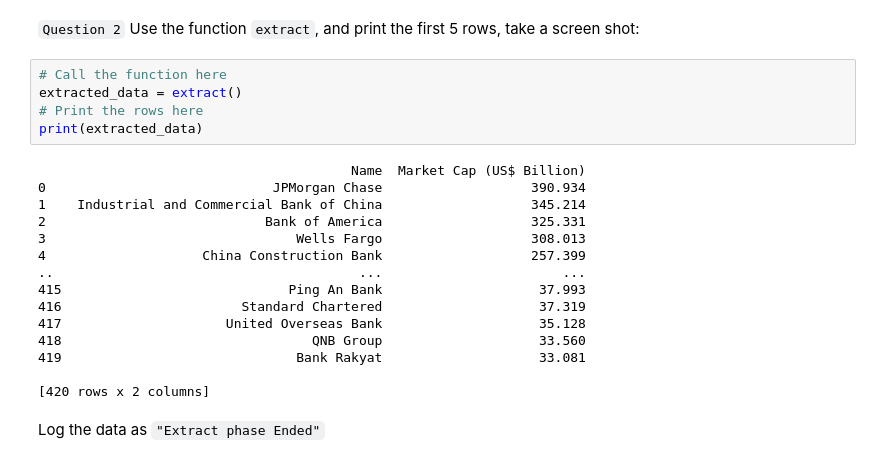
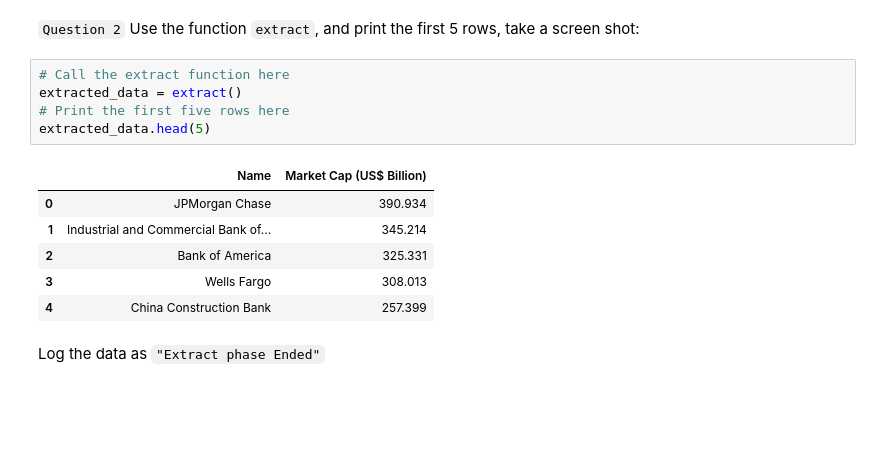
Before and after one commit to sqlgeekrrajan/ETL-Engineer-Peer-Review, a Jupyter notebook: ETL_Engineer_Peer_Review_Assignment (1).ipynb, the cells around one changed output. Cells and saved outputs as stored; diff of their text form; blank space fills up the shorter version.

```diff
--- a/ETL_Engineer_Peer_Review_Assignment (1).ipynb
+++ b/ETL_Engineer_Peer_Review_Assignment (1).ipynb
@@ -186,25 +162,17 @@ log("Extract phase Started")
 # %% [markdown]
 <code>Question 2</code> Use the function <code>extract</code>, and print the first 5 rows, take a screen shot:
 # %%
-# Call the function here
+# Call the extract function here
 extracted_data = extract()
-# Print the rows here
-print(extracted_data)
+# Print the first five rows here
+extracted_data.head(5)
 # %% [output]
-                                        Name  Market Cap (US$ Billion)
-0                             JPMorgan Chase                   390.934
-1    Industrial and Commercial Bank of China                   345.214
-2                            Bank of America                   325.331
-3                                Wells Fargo                   308.013
-4                    China Construction Bank                   257.399
-..                                       ...                       ...
-415                             Ping An Bank                    37.993
-416                       Standard Chartered                    37.319
-417                     United Overseas Bank                    35.128
-418                                QNB Group                    33.560
-419                              Bank Rakyat                    33.081
-
-[420 rows x 2 columns]
+|  | Name | Market Cap (US$ Billion) |
+| 0 | JPMorgan Chase | 390.934 |
+| 1 | Industrial and Commercial Bank of... | 345.214 |
+| 2 | Bank of America | 325.331 |
+| 3 | Wells Fargo | 308.013 |
+| 4 | China Construction Bank | 257.399 |
 # %% [markdown]
 Log the data as <code>"Extract phase Ended"</code>
 # %%
```
Also changed, not shown: parts of 14 cells of this notebook.
